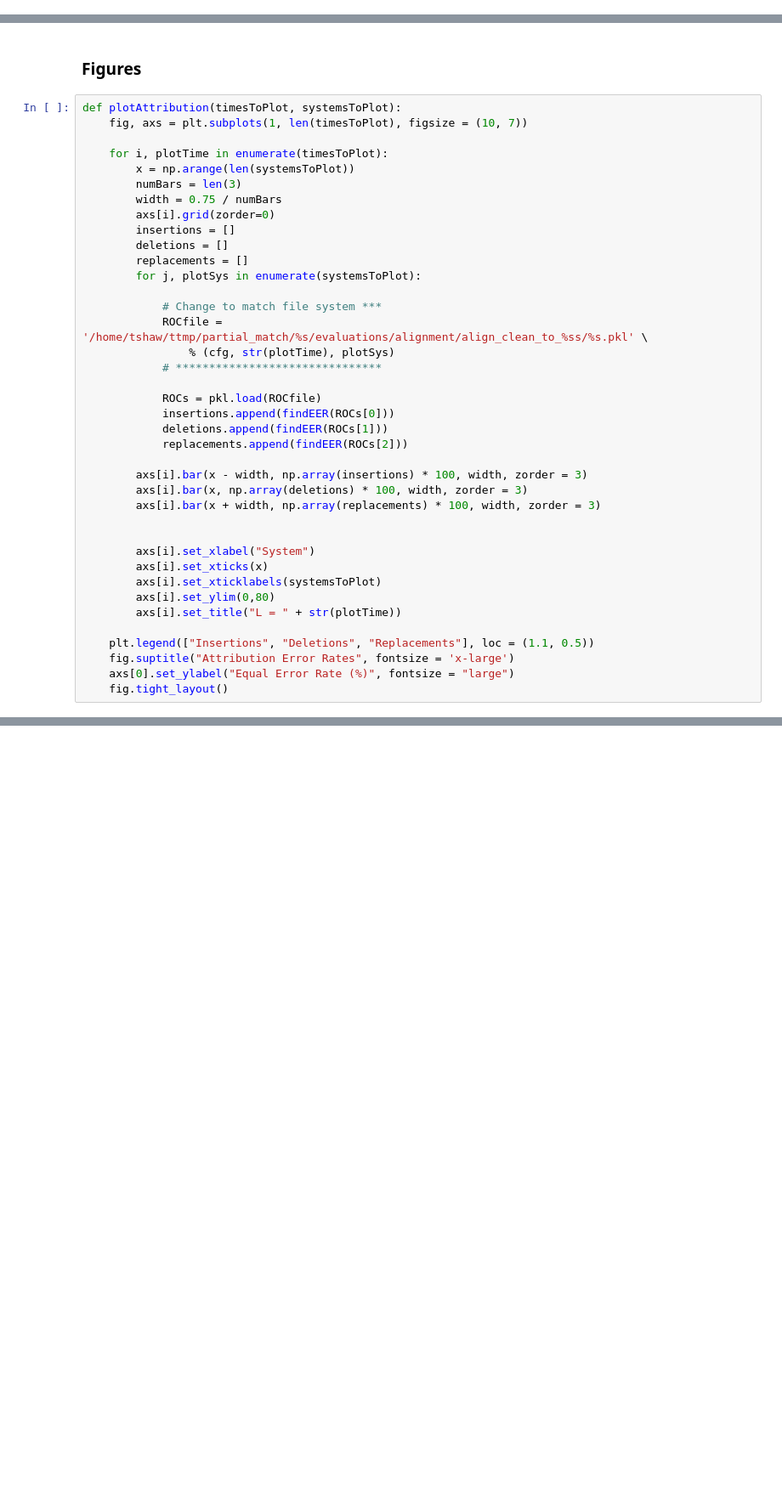
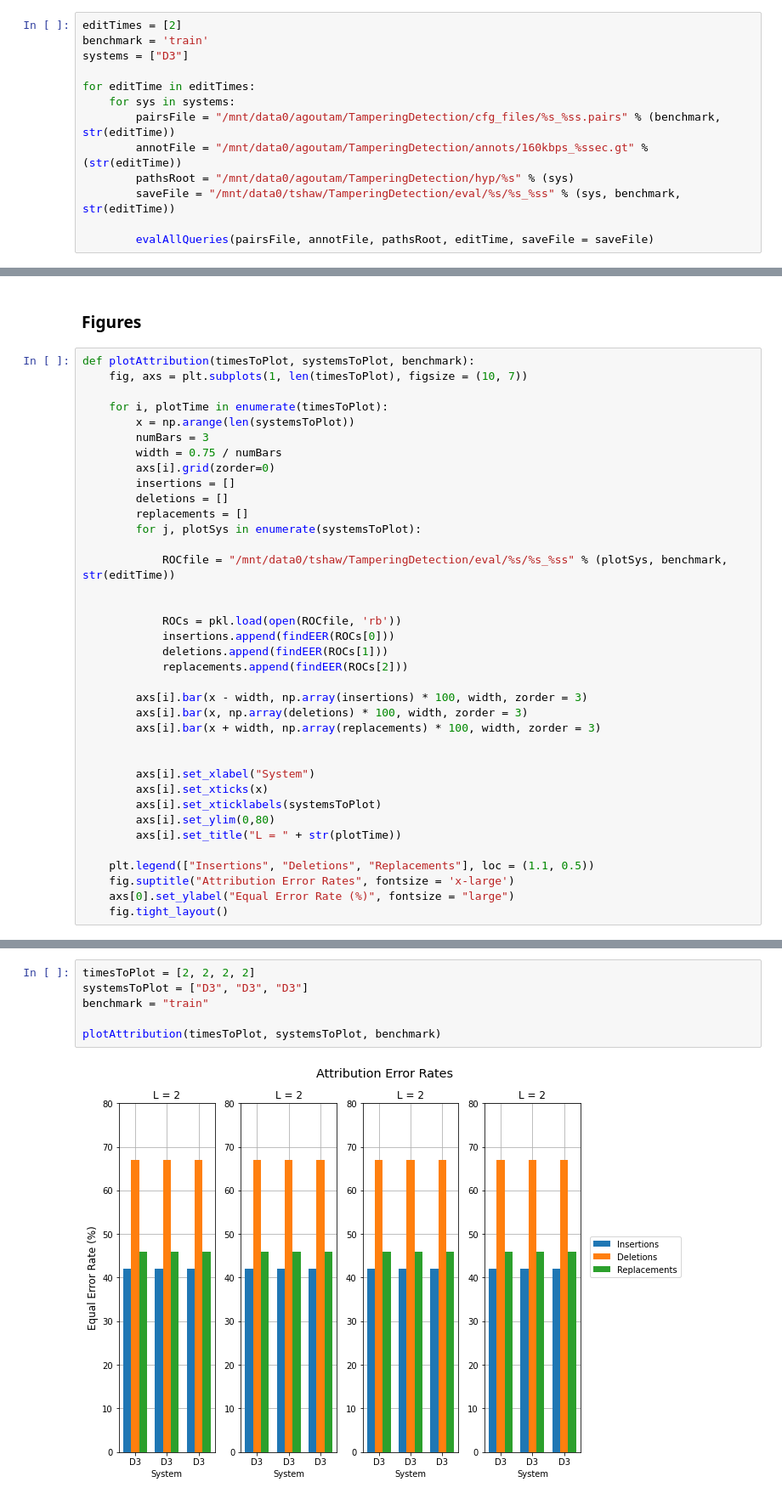
Before and after one commit to HMC-MIR/HSTW, a Jupyter notebook: 03_speech_eval.ipynb, the cells around one changed output, grey strips where cells are left out. Shown: that part at 85% size. Cells and saved outputs as stored; diff of their text form; blank space fills up the shorter version.

Commit message:
Speech eval code now runs

```diff
--- a/03_speech_eval.ipynb
+++ b/03_speech_eval.ipynb
@@ -189,3 +208,16 @@ def calcFPFN(costVec, gtAttribution, threshold):
     FNCount = np.sum((diffVec == 1).astype(int))
 
     return FPCount, FNCount
+# %%
+editTimes = [2]
+benchmark = 'train'
+systems = ["D3"]
+
+for editTime in editTimes:
+    for sys in systems:
+        pairsFile = "/mnt/data0/agoutam/TamperingDetection/cfg_files/%s_%ss.pairs" % (benchmark, str(editTime))
+        annotFile = "/mnt/data0/agoutam/TamperingDetection/annots/160kbps_%ssec.gt" % (str(editTime))
+        pathsRoot = "/mnt/data0/agoutam/TamperingDetection/hyp/%s" % (sys)
+        saveFile = "/mnt/data0/tshaw/TamperingDetection/eval/%s/%s_%ss" % (sys, benchmark, str(editTime))
+
+        evalAllQueries(pairsFile, annotFile, pathsRoot, editTime, saveFile = saveFile)
@@ -192,12 +242,12 @@ def calcFPFN(costVec, gtAttribution, threshold):
 # %% [markdown]
 ### Figures
 # %%
-def plotAttribution(timesToPlot, systemsToPlot):
+def plotAttribution(timesToPlot, systemsToPlot, benchmark):
     fig, axs = plt.subplots(1, len(timesToPlot), figsize = (10, 7))
 
     for i, plotTime in enumerate(timesToPlot):
         x = np.arange(len(systemsToPlot))
-        numBars = len(3)
+        numBars = 3
         width = 0.75 / numBars
         axs[i].grid(zorder=0)
         insertions = []
@@ -205,12 +255,10 @@ def plotAttribution(timesToPlot, systemsToPlot):
         replacements = []
         for j, plotSys in enumerate(systemsToPlot):
 
-            # Change to match file system ***
-            ROCfile = '/home/tshaw/ttmp/partial_match/%s/evaluations/alignment/align_clean_to_%ss/%s.pkl' \
-                % (cfg, str(plotTime), plotSys)
-            # *******************************
+            ROCfile = "/mnt/data0/tshaw/TamperingDetection/eval/%s/%s_%ss" % (plotSys, benchmark, str(editTime))
 
-            ROCs = pkl.load(ROCfile)
+
+            ROCs = pkl.load(open(ROCfile, 'rb'))
             insertions.append(findEER(ROCs[0]))
             deletions.append(findEER(ROCs[1]))
             replacements.append(findEER(ROCs[2]))
@@ -257,0 +301,8 @@ plotAttribution(timesToPlot, systemsToPlot)
+# %%
+timesToPlot = [2, 2, 2, 2]
+systemsToPlot = ["D3", "D3", "D3"]
+benchmark = "train"
+
+plotAttribution(timesToPlot, systemsToPlot, benchmark)
+# %% [output]
+[figure, added]
```
Also changed, not shown: parts of 15 cells of this notebook.
